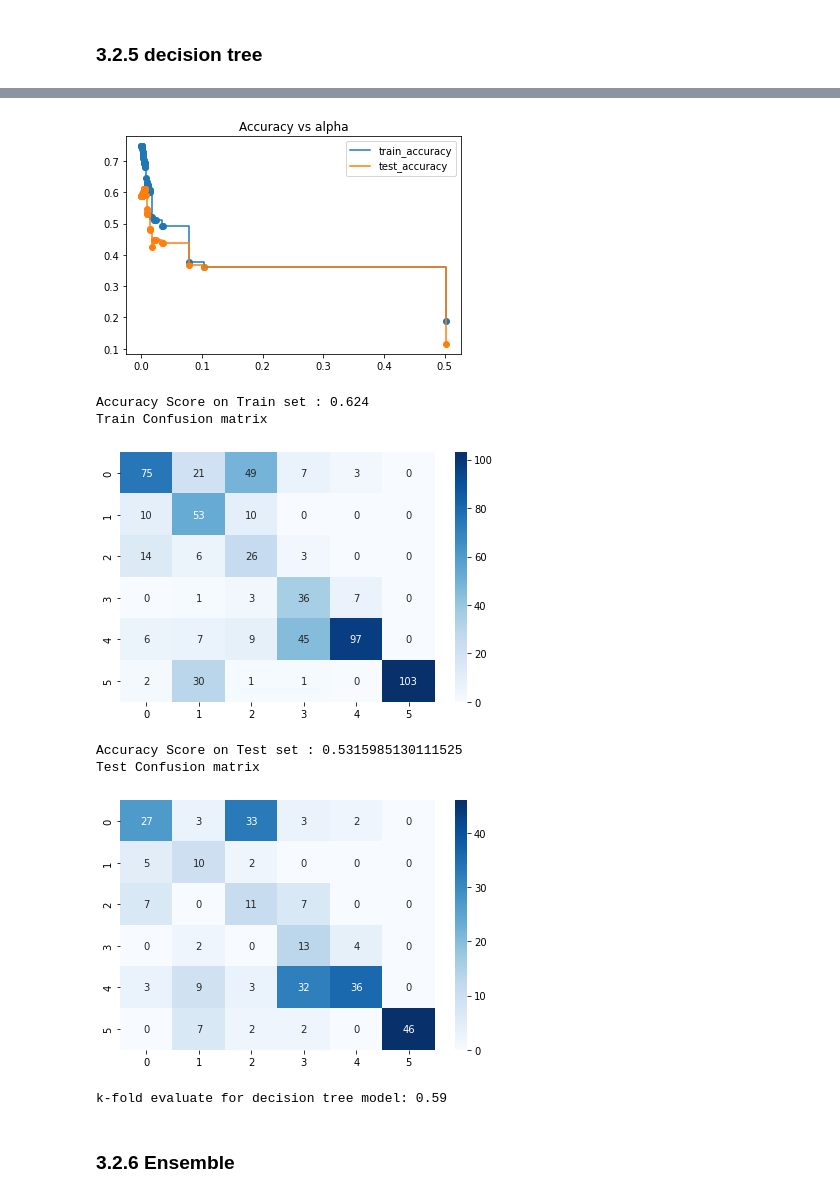
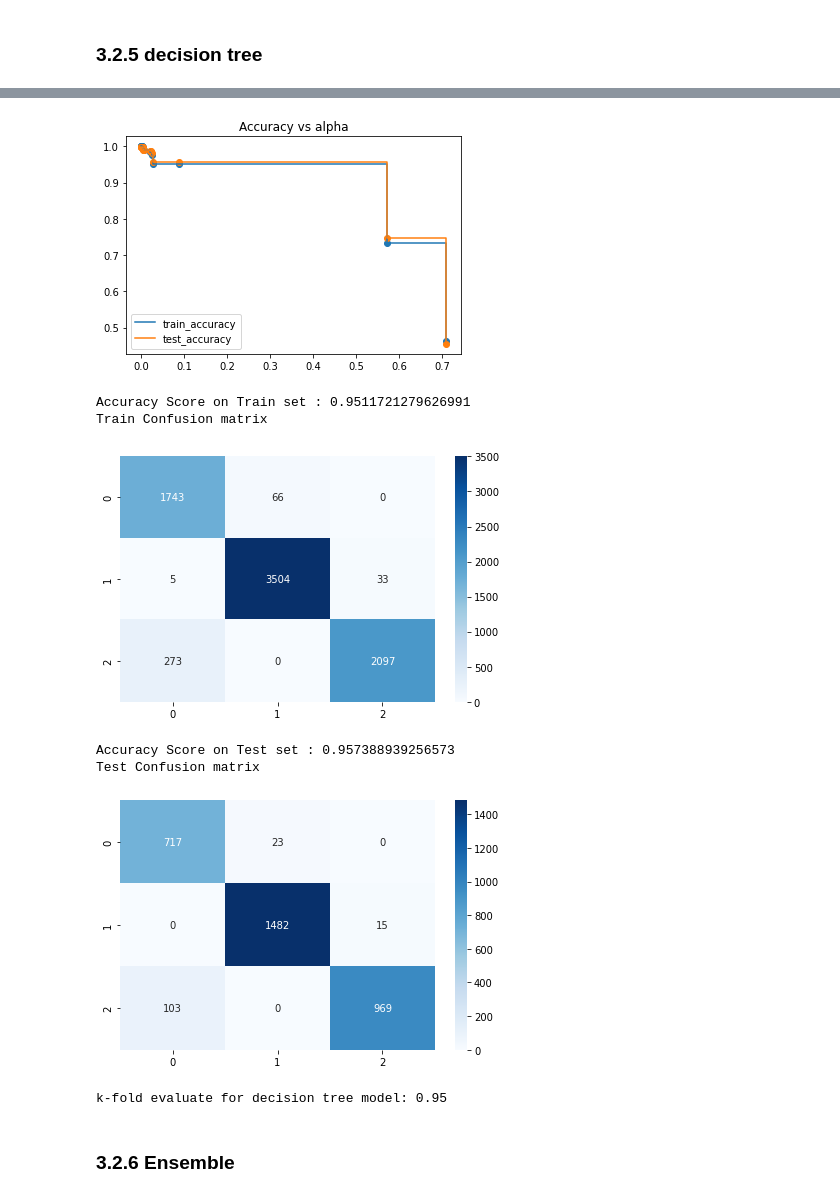
Before and after one commit to mvaghei78/data-mining-on-2021_Olympics, a Jupyter notebook: mining_on_2021_Olympics.ipynb, the cells around one changed output, grey strips where cells are left out. Cells and saved outputs as stored; diff of their text form; code cells hidden in the pictures.

```diff
--- a/mining_on_2021_Olympics.ipynb
+++ b/mining_on_2021_Olympics.ipynb
@@ -1290,5 +1190,5 @@ plt.show()
 # %%
-def plot_confusionmatrix(y_pred,y_true,dom, classes = ["0","1","2","3","4","5"]):
+def plot_confusionmatrix(y_pred,y_true,dom, classes = ["0","1","2"]):
     cf = confusion_matrix(y_pred,y_true)
     print(f'Accuracy Score on {dom} set : '+str(accuracy_score(y_true, y_pred)))
     print(f'{dom} Confusion matrix')
@@ -1299,3 +1210,7 @@ def plot_confusionmatrix(y_pred,y_true,dom, classes = ["0","1","2","3","4","5"])
+# %%
+from sklearn.model_selection import train_test_split
+x_data, y_data = (athletes_for_model[['NOC_numeric','Discipline_numeric']],athletes_for_model['label'])
+X_train, X_test, y_train, y_test = train_test_split(x_data, y_data, test_size=0.3, random_state=1)
 # %% [markdown]
 ### 3.2.1 MLP model
 # %%
@@ -1602,6 +1504,6 @@ k-fold evaluate for bayes model: 0.44
 # %%
 from sklearn import tree
 # %%
-dt_clf = tree.DecisionTreeClassifier(criterion="entropy", splitter="random")
+dt_clf = tree.DecisionTreeClassifier(criterion="entropy", splitter="best")
 dt_clf.fit(X_train, y_train)
 # %% [output]
@@ -1649,10 +1547,11 @@ print(ccp_alphas)
 # %%
 clfs = []
 for ccp_alpha in ccp_alphas:
-    clf = tree.DecisionTreeClassifier(criterion="entropy", splitter="random", random_state=0, ccp_alpha=ccp_alpha)
+    clf = tree.DecisionTreeClassifier(criterion="entropy", splitter="best", random_state=0, ccp_alpha=ccp_alpha)
     clf.fit(X_train, y_train)
     clfs.append(clf)
 # %%
+# here we want to find best value for ccp_alpha so we calculate accuracy of decision tree in each value of ccp_alpha
 train_acc = []
 test_acc = []
 for c in clfs:
@@ -1669,26 +1568,27 @@ plt.legend()
 plt.title('Accuracy vs alpha')
 plt.show()
 # %% [output]
-[figure, old version]
+[figure, new version]
 # %%
-dt_clf = tree.DecisionTreeClassifier(criterion="entropy", splitter="random", random_state=0,ccp_alpha=0.010)
+# now after our analyse we decide that use ccp_alpha=0.5 for out pruned model
+dt_clf = tree.DecisionTreeClassifier(criterion="entropy", splitter="best", random_state=0,ccp_alpha=0.5)
 dt_clf.fit(X_train,y_train)
 y_test_pred = dt_clf.predict(X_test)
 y_train_pred = dt_clf.predict(X_train)
 plot_confusionmatrix(y_train_pred,y_train,dom='Train')
 plot_confusionmatrix(y_test_pred,y_test,dom='Test')
 # %% [output]
-Accuracy Score on Train set : 0.624
+Accuracy Score on Train set : 0.9511721279626991
 Train Confusion matrix
-[figure, old version]
+[figure, new version]
-Accuracy Score on Test set : 0.5315985130111525
+Accuracy Score on Test set : 0.957388939256573
 Test Confusion matrix
-[figure, old version]
+[figure, new version]
 # %%
-k_fold_dt_evaluate = cross_val_score(dt_clf, balanced_x, balanced_y, cv=10)
+k_fold_dt_evaluate = cross_val_score(dt_clf, x_data, y_data, cv=10)
 print("k-fold evaluate for decision tree model: %0.2f" % (k_fold_dt_evaluate.mean()))
 # %% [output]
-k-fold evaluate for decision tree model: 0.59
+k-fold evaluate for decision tree model: 0.95
 # %% [markdown]
 ### 3.2.6 Ensemble
 # %% [markdown]
```
Also changed, not shown: parts of 125 cells of this notebook, 3 other files.
